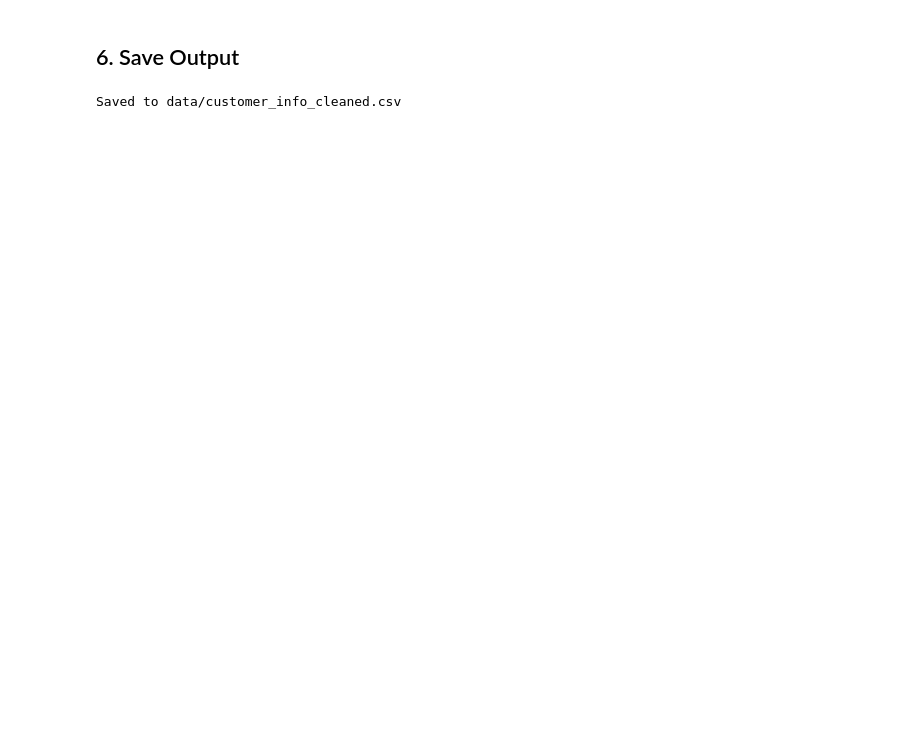
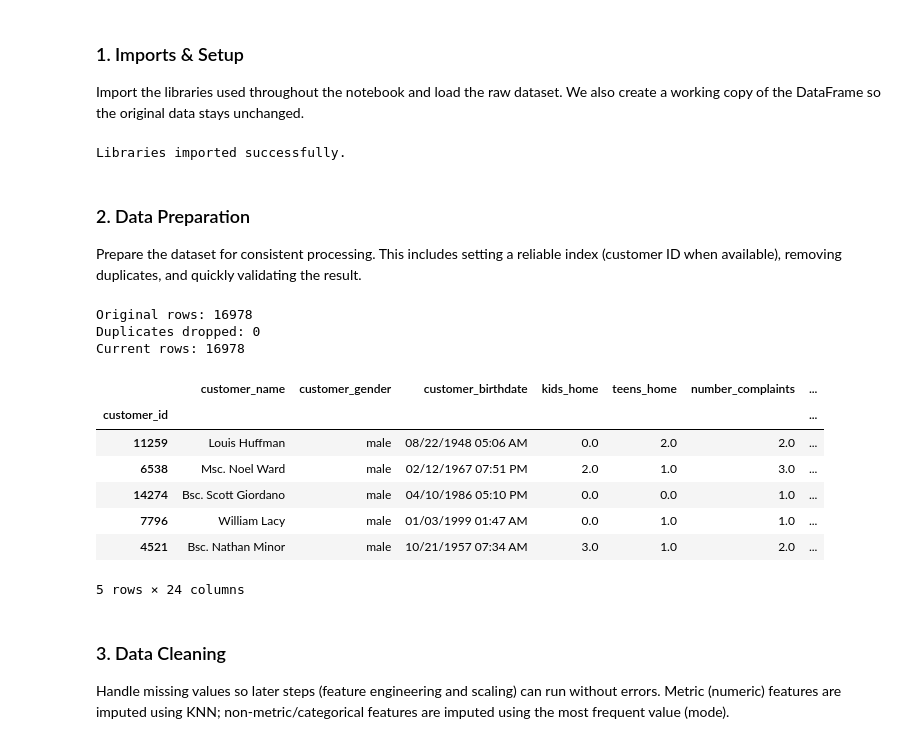
Before and after one commit to MateusAMP2119/CS-Project, a Jupyter notebook: 2_preprocessing.ipynb, the cells around one changed output. Saved outputs shown, nothing was run; the diff lists cells and outputs as text; code cells hidden in the pictures; blank space fills up the shorter version.

```diff
--- a/2_preprocessing.ipynb
+++ b/2_preprocessing.ipynb
@@ -276,7 +1,64 @@ Final shape: (16978, 23)
-# %% [markdown]
-## 6. Save Output
-# %%
-df_proc.to_csv(OUTPUT_FILE, index=False)
-print(f"Saved to {OUTPUT_FILE}")
-# %% [output]
-Saved to data/customer_info_cleaned.csv
+# %% [markdown]
+### 1. Imports & Setup
+
+Import the libraries used throughout the notebook and load the raw dataset.
+We also create a working copy of the DataFrame so the original data stays unchanged.
+# %%
+import pandas as pd
+import numpy as np
+import matplotlib.pyplot as plt
+import seaborn as sns
+from sklearn.preprocessing import RobustScaler
+from sklearn.impute import KNNImputer
+
+# Configure visualization style
+sns.set_style("whitegrid")
+%matplotlib inline
+
+print("Libraries imported successfully.")
+
+# Load the dataset
+df = pd.read_csv('data/customer_info.csv')
+
+# Create a working copy to preserve original data
+data = df.copy()
+# %% [output]
+Libraries imported successfully.
+# %% [markdown]
+### 2. Data Preparation
+
+Prepare the dataset for consistent processing.
+This includes setting a reliable index (customer ID when available), removing duplicates, and quickly validating the result.
+# %%
+# Set customer_id as the index
+if 'customer_id' in data.columns:
+    data.set_index('customer_id', inplace=True)
+
+# Check and remove duplicate rows
+initial_count = len(data)
+data.drop_duplicates(inplace=True)
+dropped_count = initial_count - len(data)
+
+print(f"Original rows: {initial_count}")
+print(f"Duplicates dropped: {dropped_count}")
+print(f"Current rows: {len(data)}")
+
+# Display the first few rows to verify
+display(data.head())
+# %% [output]
+Original rows: 16978
+Duplicates dropped: 0
+Current rows: 16978
+|  | customer_name | customer_gender | customer_birthdate | kids_home | teens_home | number_complaints | ... |
+| customer_id |  |  |  |  |  |  | ... |
+| 11259 | Louis Huffman | male | 08/22/1948 05:06 AM | 0.0 | 2.0 | 2.0 | ... |
+| 6538 | Msc. Noel Ward | male | 02/12/1967 07:51 PM | 2.0 | 1.0 | 3.0 | ... |
+| 14274 | Bsc. Scott Giordano | male | 04/10/1986 05:10 PM | 0.0 | 0.0 | 1.0 | ... |
+| 7796 | William Lacy | male | 01/03/1999 01:47 AM | 0.0 | 1.0 | 1.0 | ... |
+| 4521 | Bsc. Nathan Minor | male | 10/21/1957 07:34 AM | 3.0 | 1.0 | 2.0 | ... |
+5 rows × 24 columns
+# %% [markdown]
+### 3. Data Cleaning
+
+Handle missing values so later steps (feature engineering and scaling) can run without errors.
+Metric (numeric) features are imputed using KNN; non-metric/categorical features are imputed using the most frequent value (mode).
```
Also changed, not shown: parts of 39 cells of this notebook.
